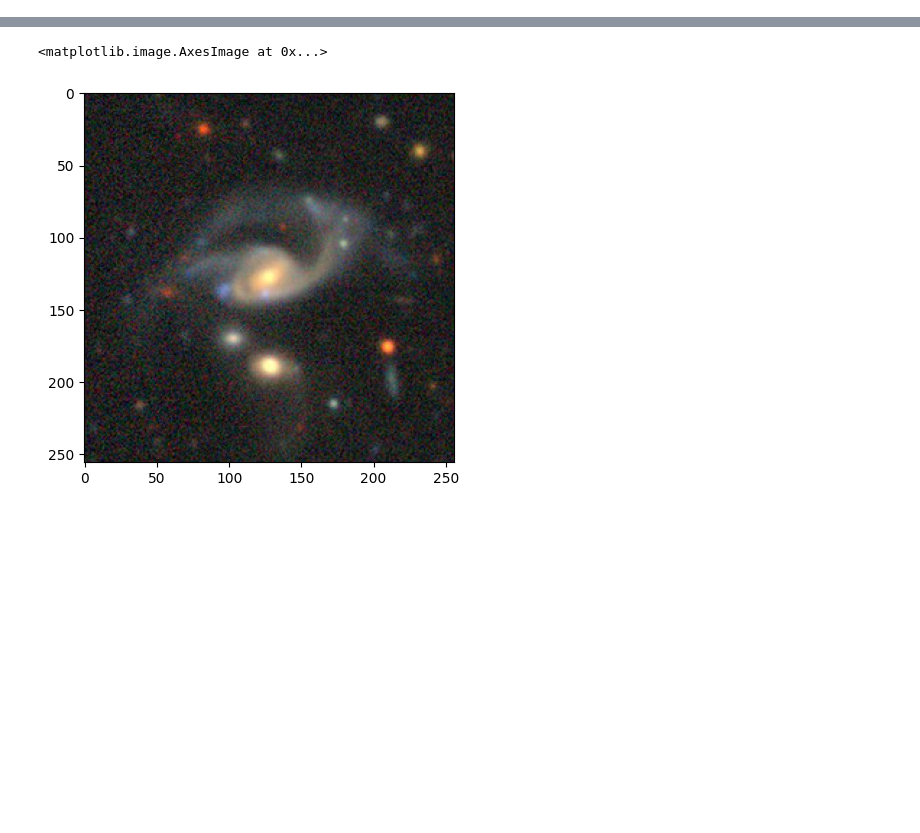
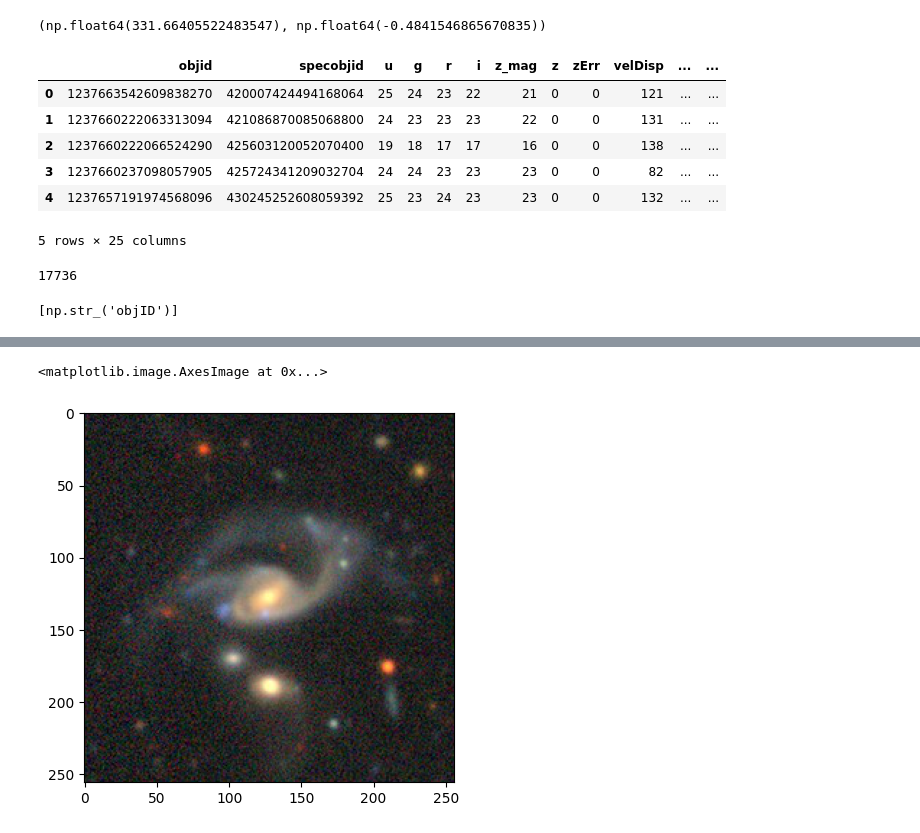
Before and after one commit to DenysGolub/Galaxy-Classification, a Jupyter notebook: notebooks/gather_metadata.ipynb, the cells around one changed output, grey strips where cells are left out. Saved outputs shown, nothing was run; the diff lists cells and outputs as text; code cells hidden in the pictures; blank space fills up the shorter version.

```diff
--- a/notebooks/gather_metadata.ipynb
+++ b/notebooks/gather_metadata.ipynb
@@ -15,0 +14,18 @@ labels = utils.to_categorical(labels, 10).astype(np.float32)
+# %%
+ra[0], dec[0]
+# %% [output]
+(np.float64(331.66405522483547), np.float64(-0.4841546865670835))
+# %%
+df.head()
+# %% [output]
+|  | objid | specobjid | u | g | r | i | z_mag | z | zErr | velDisp | ... | ... |
+| 0 | 1237663542609838270 | 420007424494168064 | 25 | 24 | 23 | 22 | 21 | 0 | 0 | 121 | ... | ... |
+| 1 | 1237660222063313094 | 421086870085068800 | 24 | 23 | 23 | 23 | 22 | 0 | 0 | 131 | ... | ... |
+| 2 | 1237660222066524290 | 425603120052070400 | 19 | 18 | 17 | 17 | 16 | 0 | 0 | 138 | ... | ... |
+| 3 | 1237660237098057905 | 425724341209032704 | 24 | 24 | 23 | 23 | 23 | 0 | 0 | 82 | ... | ... |
+| 4 | 1237657191974568096 | 430245252608059392 | 25 | 23 | 24 | 23 | 23 | 0 | 0 | 132 | ... | ... |
+5 rows × 25 columns
+# %%
+len(ra)
+# %% [output]
+17736
@@ -15,0 +36,11 @@ labels = utils.to_categorical(labels, 10).astype(np.float32)
+# %%
+query = """
+SELECT TOP 1 name
+FROM sys.columns
+WHERE object_id = OBJECT_ID('PhotoObj')
+"""
+
+result = SDSS.query_sql(query)
+print([row['name'] for row in result])
+# %% [output]
+[np.str_('objID')]
```
Also changed, not shown: parts of 21 cells of this notebook, 16 other files.
